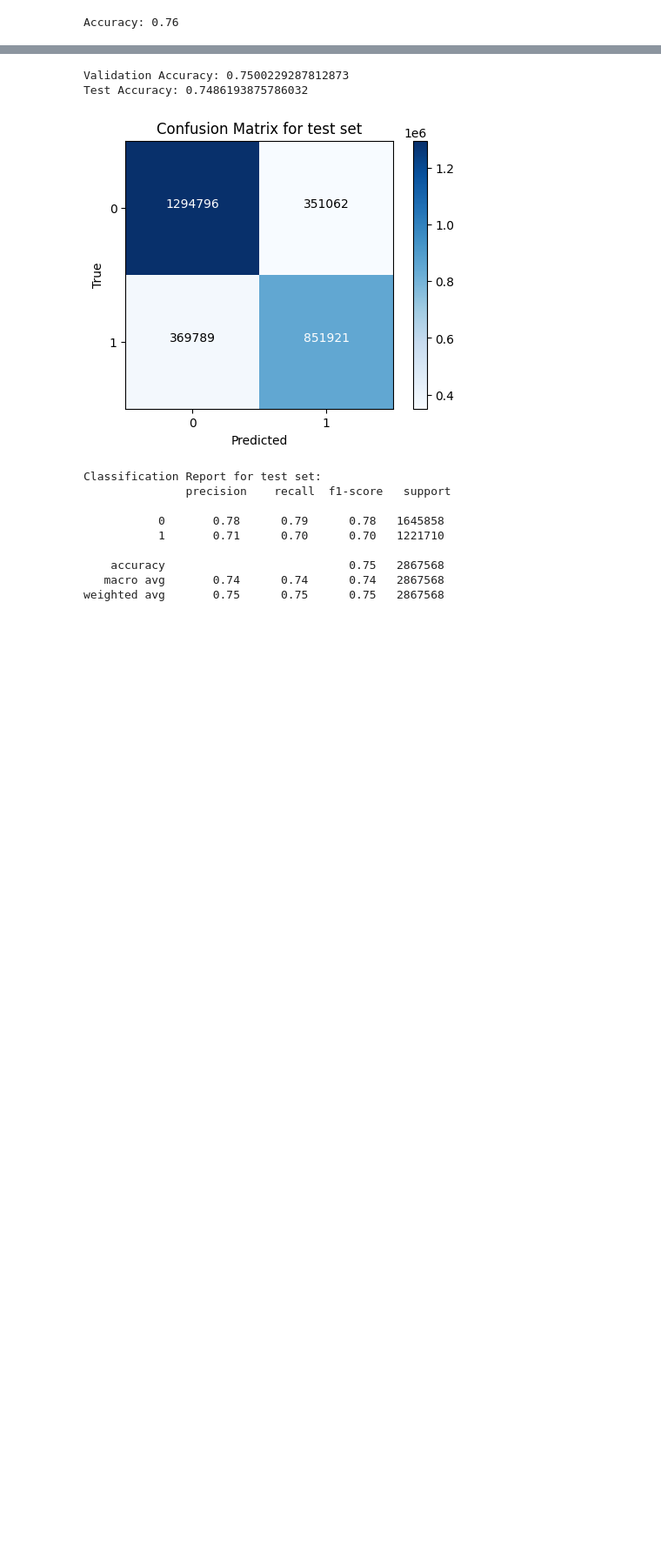
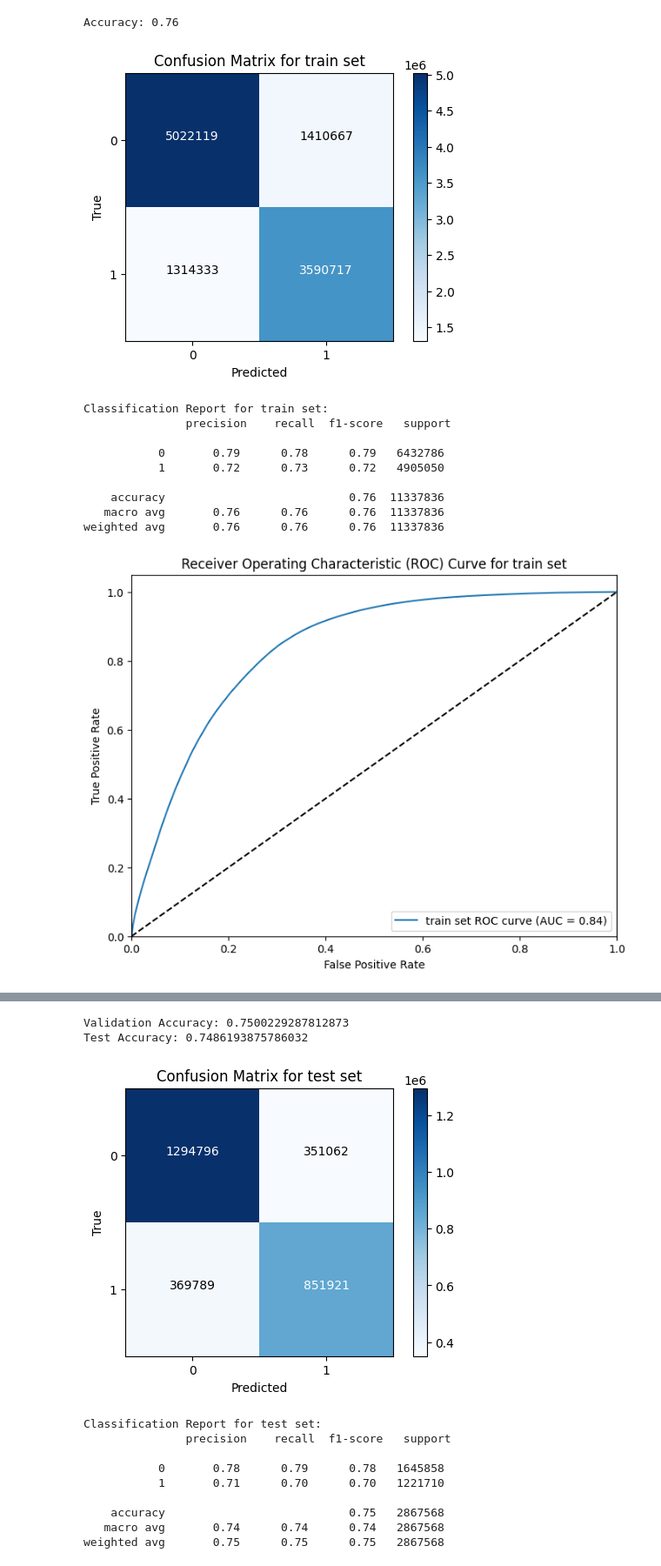
Before and after one commit to AmirMohammadiKarbalaei/Detect-Sleep-States-CMI, a Jupyter notebook: notebooks/model.ipynb, the cells around one changed output, grey strips where cells are left out. Shown at 87% size. Drawn from its saved outputs; the diff is of its cells as text; code cells hidden in the pictures; blank space fills up the shorter version.

```diff
--- a/notebooks/model.ipynb
+++ b/notebooks/model.ipynb
@@ -32,3 +32,19 @@ accuracy = accuracy_score(labels[3000000:], predicted_labels)
 print(f'Accuracy: {accuracy:.2f}')
 # %% [output]
 Accuracy: 0.76
+# %%
+probabilities = model.predict_proba(train[3000000:])[:, 1]
+# %%
+evaluate_model("train",labels[3000000:],predicted_labels,probabilities)
+# %% [output]
+[figure, added]
+Classification Report for train set:
+               precision    recall  f1-score   support
+
+           0       0.79      0.78      0.79   6432786
+           1       0.72      0.73      0.72   4905050
+
+    accuracy                           0.76  11337836
+   macro avg       0.76      0.76      0.76  11337836
+weighted avg       0.76      0.76      0.76  11337836
+[figure, added]
```
Also changed, not shown: parts of 3 cells of this notebook.
